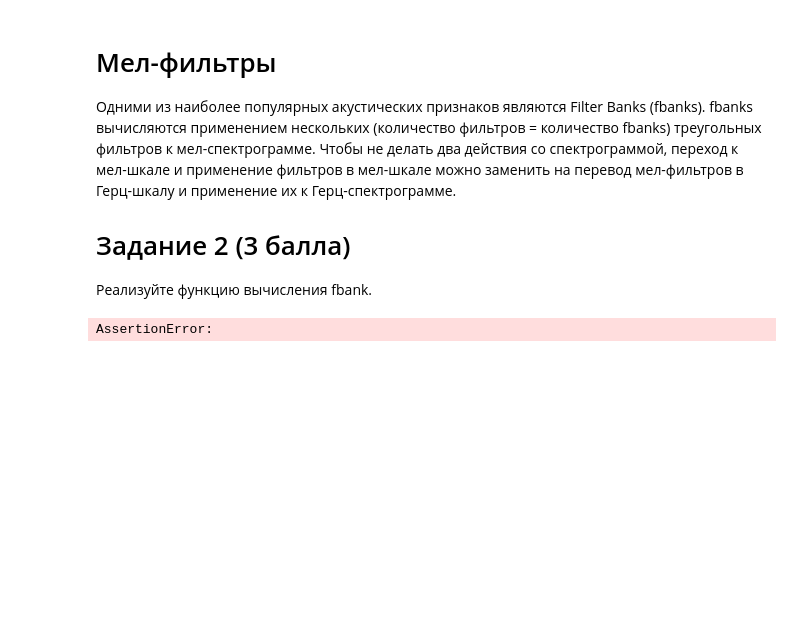
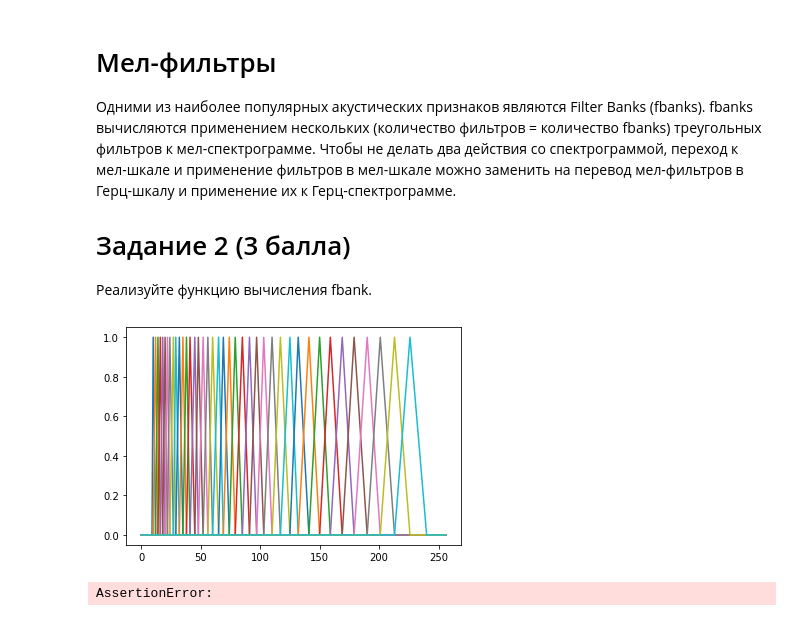
Before and after one commit to PhilippShemetov/DSP, a Jupyter notebook: lab4.ipynb, the cells around one changed output. Drawn from its saved outputs; the diff is of its cells as text; code cells hidden in the pictures; blank space fills up the shorter version.

```diff
--- a/lab4.ipynb
+++ b/lab4.ipynb
@@ -112,27 +112,3 @@ fbanks вычисляются применением нескольких (ко
 
 # Задание 2 (3 балла)
 Реализуйте функцию вычисления fbank.
-# %%
-
-def mel_to_hz(mels):
-    return 700.0 * (10.0 ** (mels / 2595.0) - 1.0)
-
-def mel_filters(sr, n_fft, n_mels):
-    f_min = 0
-    f_max = sr / 2
-    n_mels = int(n_mels)
-    mel_matrix = np.zeros((n_mels, 1 + n_fft // 2), dtype=np.float32)
-    #fftfreqs = np.fft.rfftfreq(n=n_fft, d=1.0/sr)
-    #mel_f =  mel_frequencies(n_mels)
-
-    # функция построения треугольных мел-фильтров в герц-шкале
-    # sr - sample rate
-    # n_fft - length of the FFT window
-    # n_mels - number of filters
-    # return mel filters matrix. [n_mel, n_fft]
-
-
-    #
-
-    #
-    return mel_matrix
@@ -139,3 +167,8 @@ def mel_filters(sr, n_fft, n_mels):
+# %%
+plt.plot(mel_filters(8600, 512, 40).T)
+plt.show()
+# %% [output]
+[figure, added]
 # %%
 assert mel_filters(32, 46, 4).shape == (4, 24) and \
     mel_filters(65, 45, 5).shape == (5, 23), "Wrong shape"
```
Also changed, not shown: parts of 7 cells of this notebook.
